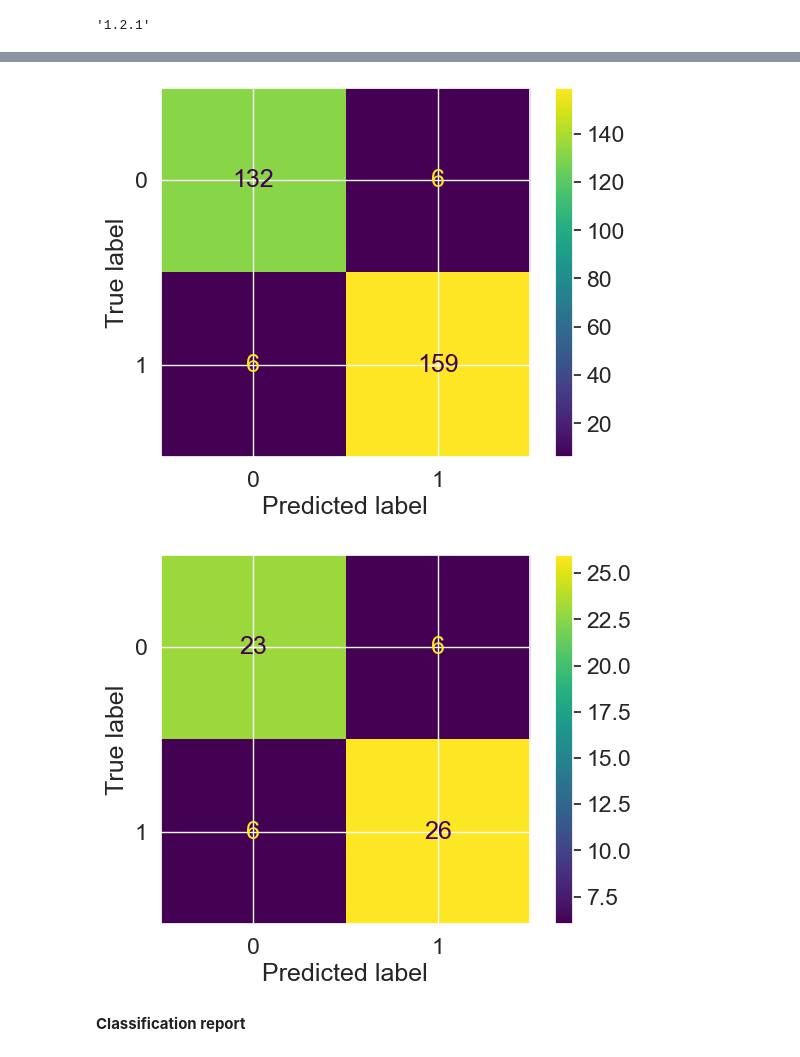
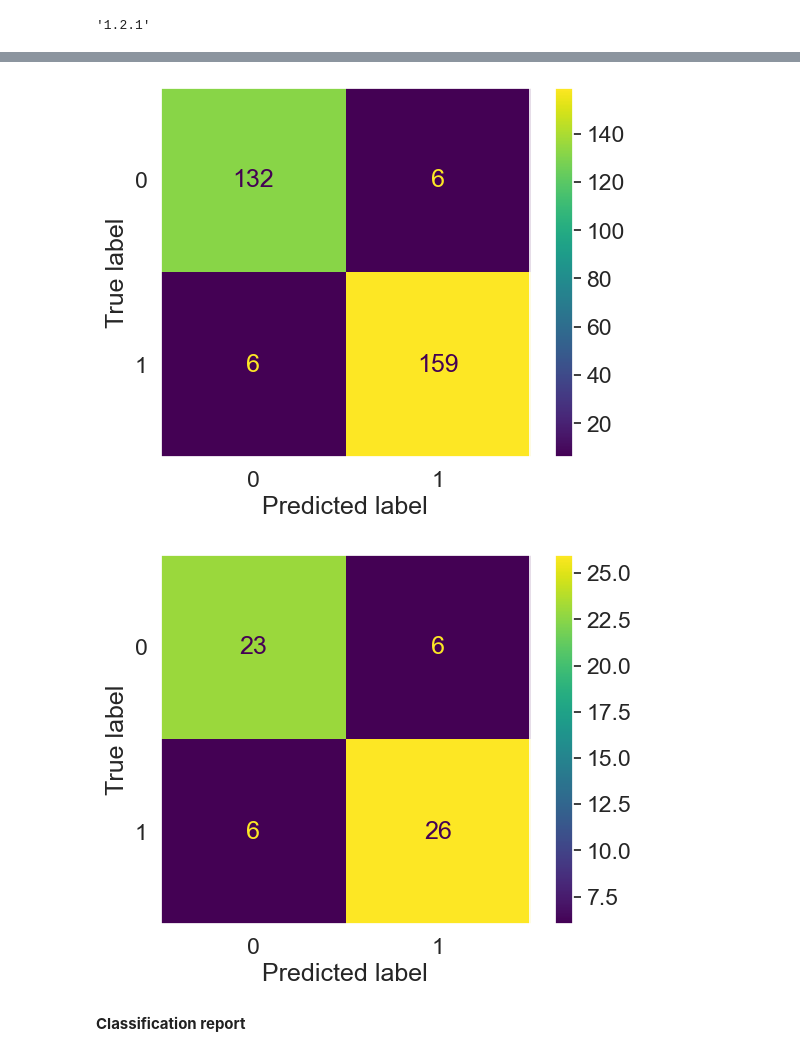
Before and after one commit to OndrejSkerik/ml-course, a Jupyter notebook: sample-project/introduction-to-scikit-learn.ipynb, the cells around one changed output, grey strips where cells are left out. Drawn from its saved outputs; the diff is of its cells as text; code cells hidden in the pictures.

```diff
--- a/sample-project/introduction-to-scikit-learn.ipynb
+++ b/sample-project/introduction-to-scikit-learn.ipynb
@@ -1702,13 +1719,15 @@ RandomForestClassifier()
 # %%
 from sklearn.metrics import ConfusionMatrixDisplay
 
-ConfusionMatrixDisplay.from_estimator(estimator=clf, X=X, y=y);
+ConfusionMatrixDisplay.from_estimator(estimator=clf, X=X, y=y)
+plt.grid(visible=False)
 # %% [output]
-[figure, old version]
+[figure, new version]
 # %%
-ConfusionMatrixDisplay.from_predictions(y_true=y_test, y_pred=y_preds);
+ConfusionMatrixDisplay.from_predictions(y_true=y_test, y_pred=y_preds)
+plt.grid(visible=False)
 # %% [output]
-[figure, old version]
+[figure, new version]
 # %% [markdown]
 **Classification report**
 # %%
```
Also changed, not shown: parts of 19 cells of this notebook, 3 other files.
